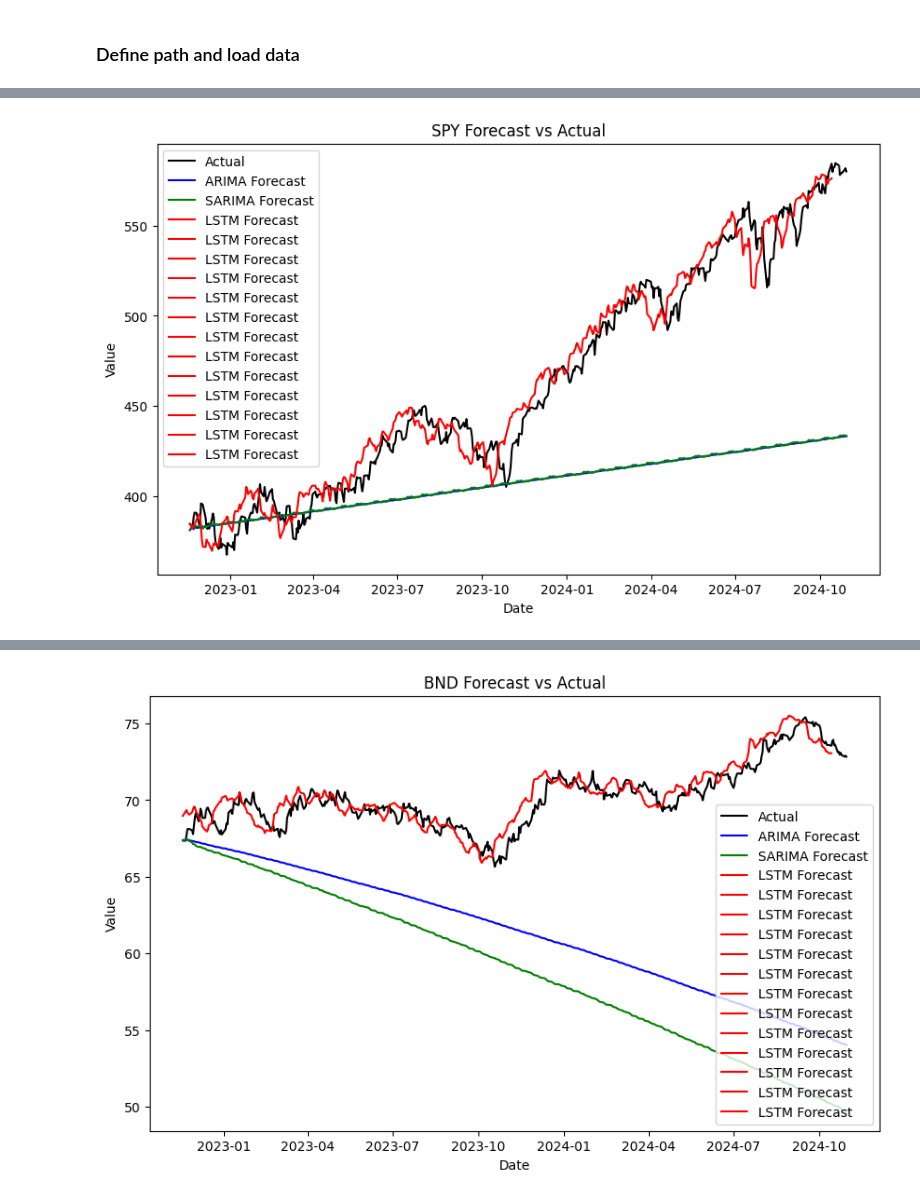
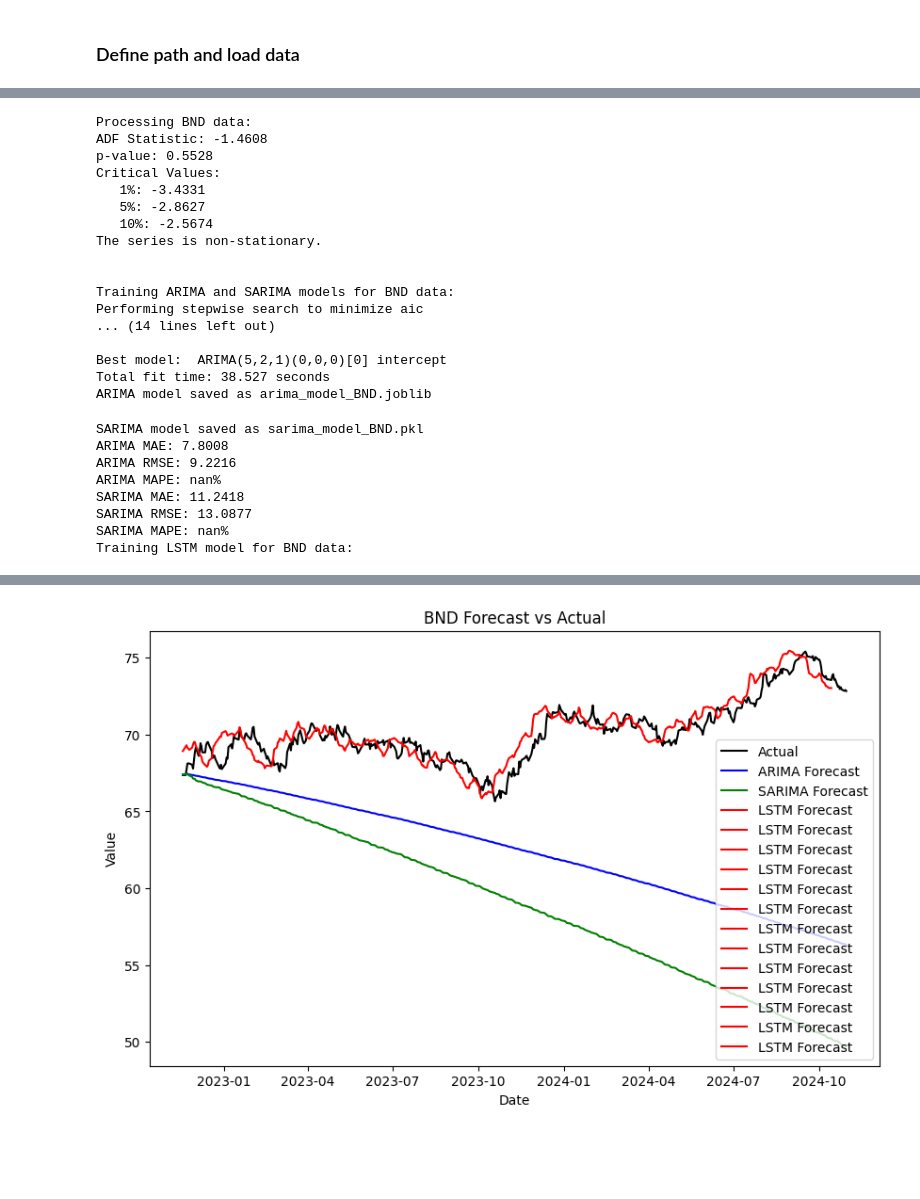
Before and after one commit to ElbetelTaye/Time-Series-Forecasting-for-Portfolio-Management-Optimization-, a Jupyter notebook: Notebooks/time_series_forcasting_models.ipynb, the cells around one changed output, grey strips where cells are left out. Saved outputs shown, nothing was run; the diff lists cells and outputs as text; code cells hidden in the pictures; blank space fills up the shorter version.

Commit message:
save4 the trained models

```diff
--- a/Notebooks/time_series_forcasting_models.ipynb
+++ b/Notebooks/time_series_forcasting_models.ipynb
@@ -76,8 +76,20 @@ def prepare_lstm_data(series, n_lags=60):
 
     return X, y, scaler
 # %%
-# Function to train ARIMA and SARIMA models
-def train_arima_models(data):
+from joblib import dump
+from statsmodels.tsa.statespace.sarimax import SARIMAXResults
+
+def train_arima_models(data, dataset_name):
+    """
+    Train ARIMA and SARIMA models and save them to disk.
+
+    Args:
+        data (pd.DataFrame): DataFrame containing the time series data with 'Adj Close'.
+        dataset_name (str): Unique name for the dataset to save models (e.g., "dataset1").
+
+    Returns:
+        tuple: ARIMA forecast, SARIMA forecast, and test set.
+    """
     # Ensure Date column is datetime and set it as the index
     data.index = pd.to_datetime(data.index)
     data = data.sort_index()
@@ -93,20 +105,30 @@ def train_arima_models(data):
     arima_model = auto_arima(train, seasonal=False, trace=True)
     arima_forecast = arima_model.predict(n_periods=len(test))
 
+    # Save ARIMA model
+    arima_filename = f"arima_model_{dataset_name}.joblib"
+    dump(arima_model, arima_filename)
+    print(f"ARIMA model saved as {arima_filename}")
+
     # Train SARIMA model
     sarima_model = SARIMAX(train, order=arima_model.order, seasonal_order=(1, 1, 1, 12))
     sarima_result = sarima_model.fit(disp=False)
     sarima_forecast = sarima_result.forecast(len(test))
 
-    # Calculating MAE, RMSE, and MAPE for ARIMA
+    # Save SARIMA model
+    sarima_filename = f"sarima_model_{dataset_name}.pkl"
+    sarima_result.save(sarima_filename)
+    print(f"SARIMA model saved as {sarima_filename}")
+
+    # Calculate evaluation metrics for ARIMA
     arima_mae = mean_absolute_error(test, arima_forecast)
     arima_rmse = np.sqrt(mean_squared_error(test, arima_forecast))
-    arima_mape = np.mean(np.abs((test - arima_forecast) / test)) * 100  # MAPE for ARIMA
+    arima_mape = np.mean(np.abs((test - arima_forecast) / test)) * 100
 
-    # Calculating MAE, RMSE, and MAPE for SARIMA
+    # Calculate evaluation metrics for SARIMA
     sarima_mae = mean_absolute_error(test, sarima_forecast)
     sarima_rmse = np.sqrt(mean_squared_error(test, sarima_forecast))
-    sarima_mape = np.mean(np.abs((test - sarima_forecast) / test)) * 100  # MAPE for SARIMA
+    sarima_mape = np.mean(np.abs((test - sarima_forecast) / test)) * 100
 
     # Print results
     print(f"ARIMA MAE: {arima_mae:.4f}")
@@ -216,7 +238,7 @@ for ticker, data in data_dict.items():
 
     # Train and evaluate ARIMA and SARIMA models
     print(f"Training ARIMA and SARIMA models for {ticker} data:")
-    arima_forecast, sarima_forecast, test_data = train_arima_models(data_dict[ticker])
+    arima_forecast, sarima_forecast, test_data = train_arima_models(data_dict[ticker], dataset_name=ticker)
 
     # Train and evaluate LSTM model
     print(f"Training LSTM model for {ticker} data:")
@@ -302 +308,0 @@ Plotting forecast vs actual for SPY data:
-[figure, old version]
@@ -335,0 +327,25 @@ Plotting forecast vs actual for BND data:
+Processing BND data:
+ADF Statistic: -1.4608
+p-value: 0.5528
+Critical Values:
+   1%: -3.4331
+   5%: -2.8627
+   10%: -2.5674
+The series is non-stationary.
+
+
+Training ARIMA and SARIMA models for BND data:
+Performing stepwise search to minimize aic
+... (14 lines left out)
+
+Best model:  ARIMA(5,2,1)(0,0,0)[0] intercept
+Total fit time: 38.527 seconds
+ARIMA model saved as arima_model_BND.joblib
+SARIMA model saved as sarima_model_BND.pkl
+ARIMA MAE: 7.8008
+ARIMA RMSE: 9.2216
+ARIMA MAPE: nan%
+SARIMA MAE: 11.2418
+SARIMA RMSE: 13.0877
+SARIMA MAPE: nan%
+Training LSTM model for BND data:
@@ -336 +361 @@ Plotting forecast vs actual for BND data:
-[figure, old version]
+[figure, new version]
```
Also changed, not shown: parts of 1 cell of this notebook, 1 other file.
